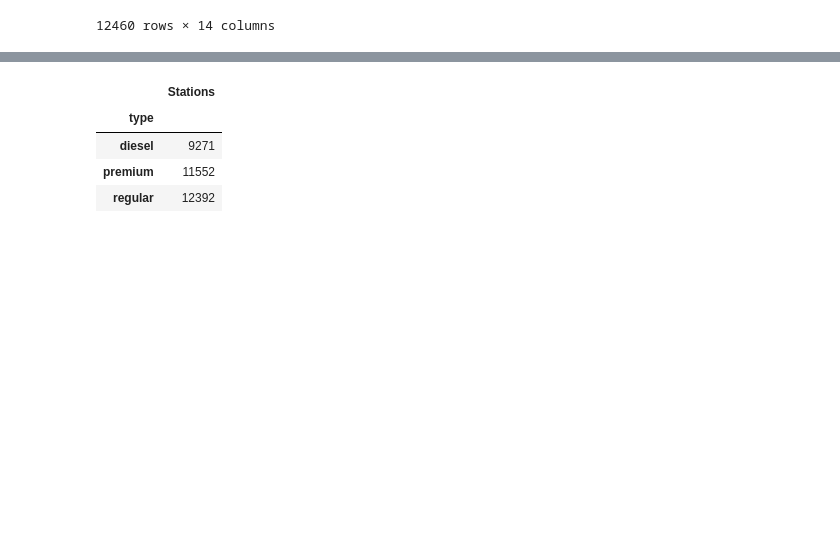
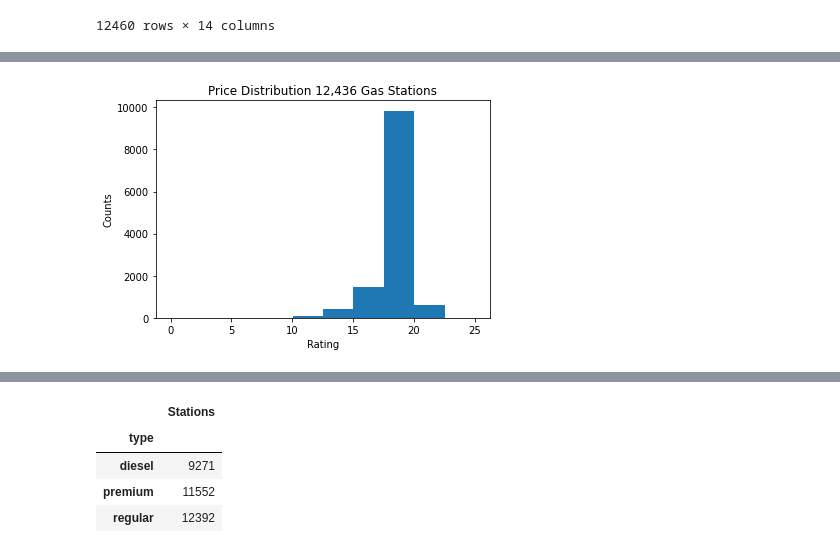
Before and after one commit to ayalaeduardo95/Project-1, a Jupyter notebook: Project-1/Gasolineras Mexico tablas-Statistical Analysis.ipynb, the cells around one changed output, grey strips where cells are left out. Cells and saved outputs as stored; diff of their text form; code cells hidden in the pictures; blank space fills up the shorter version.

```diff
--- a/Project-1/Gasolineras Mexico tablas.ipynb
+++ b/Project-1/Gasolineras Mexico tablas-Statistical Analysis.ipynb
@@ -284,0 +399,8 @@ KeyError: "None of [Float64Index([-116.9214, -99.74484, -106.4514, -103.3042, -9
+# %%
+plt.hist(Mexico_Gas_Stations3["gas_price"])
+plt.title("Price Distribution 12,436 Gas Stations")
+plt.xlabel('Rating')
+plt.ylabel('Counts')
+plt.show()
+# %% [output]
+[figure, added]
```
Also changed, not shown: parts of 18 cells of this notebook, 1 other file.
